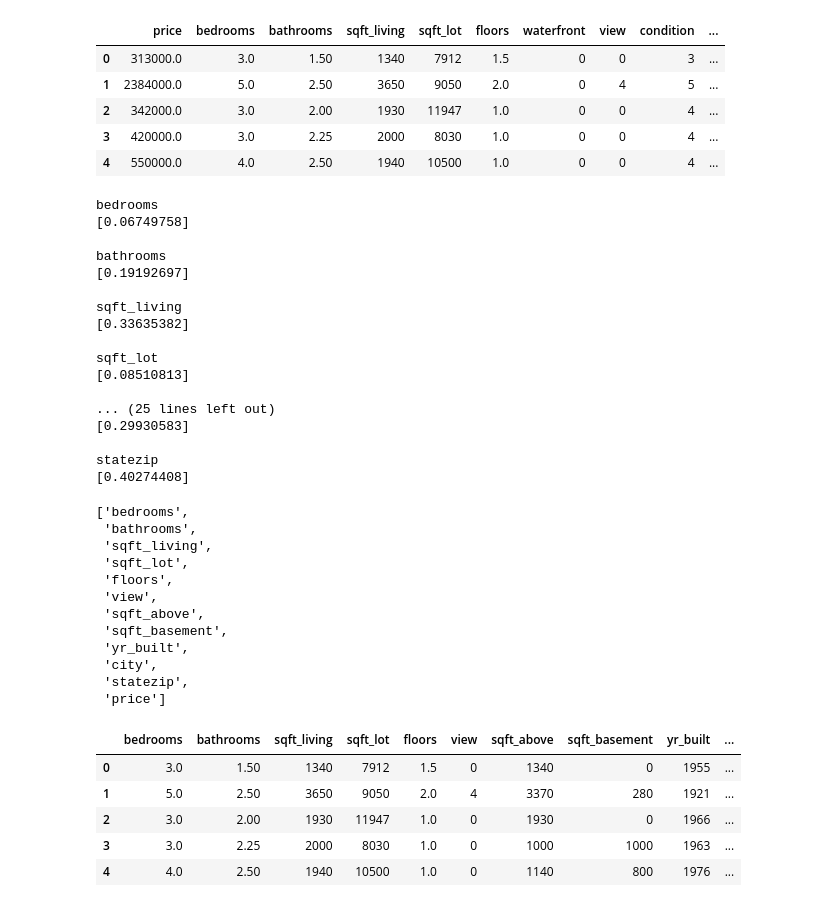
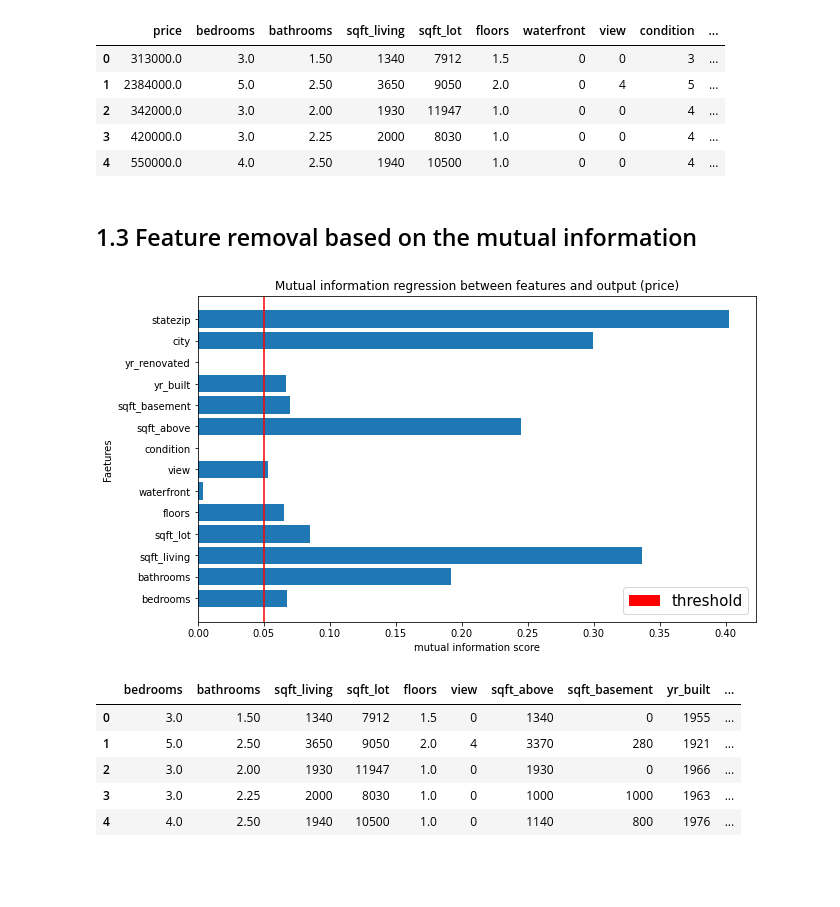
Before and after one commit to Pooya-Oladazimi/kaggle-codes, a Jupyter notebook: house_price_prediction/house_price_prediction.ipynb, the cells around one changed output. Cells and saved outputs as stored; diff of their text form; code cells hidden in the pictures; blank space fills up the shorter version.

```diff
--- a/house_price_prediction/house_price_prediction.ipynb
+++ b/house_price_prediction/house_price_prediction.ipynb
@@ -40,61 +42,43 @@ data.head()
 | 2 | 342000.0 | 3.0 | 2.00 | 1930 | 11947 | 1.0 | 0 | 0 | 4 | ... |
 | 3 | 420000.0 | 3.0 | 2.25 | 2000 | 8030 | 1.0 | 0 | 0 | 4 | ... |
 | 4 | 550000.0 | 4.0 | 2.50 | 1940 | 10500 | 1.0 | 0 | 0 | 4 | ... |
+# %% [markdown]
+## 1.3 Feature removal based on the mutual information
 # %%
-from sklearn.feature_selection import mutual_info_regression
-x = list(data.columns[1:])
-y = data['price'].values.reshape(-1, 1)
-result = {}
-for col in x:
+features = list(data.columns[1:])
+output = data['price'].values.reshape(-1, 1)
+mir_result = {}
+for col in features:
     if data[col].dtype != np.float64 and data[col].dtype != np.int64:
-        x_factorized, _ = data[col].factorize()
-        m = mutual_info_regression(y, x_factorized , random_state=0)
+        feature_factorized, _ = data[col].factorize()
+        m = mutual_info_regression(output, feature_factorized, random_state=0)
     else:
-        m = mutual_info_regression(y, data[col], random_state=0)
-    result[col] = m
-    print(col)
-    print(m)
-    print()
+        m = mutual_info_regression(output, data[col], random_state=0)
+    mir_result[col] = m
-# %% [output]
-bedrooms
-[0.06749758]
-
-bathrooms
-[0.19192697]
-
-sqft_living
-[0.33635382]
-
-sqft_lot
-[0.08510813]
-
-... (25 lines left out)
-[0.29930583]
-
-statezip
-[0.40274408]
+# %%
+x = list(mir_result.keys())
+y = [score[0] for score in list(mir_result.values())]
+plt.figure(figsize=(10,6))
+plt.barh(x, y)
+plt.title("Mutual information regression between features and output (price)")
+plt.xlabel("mutual information score")
+plt.ylabel("Faetures")
+red_patch= ptch.Patch(color="red", label="threshold")
+plt.legend(handles=[red_patch], loc=4, prop={'size': 15})
+plt.axvline(x=0.05, color="red")
+plt.show()
+# %% [output]
+[figure, added]
 # %%
+# Remove features with threshold 0.05
+
 threshold = 0.05
 new_columns = []
-for col,mir in result.items():
+for col,mir in mir_result.items():
     if mir > threshold:
         new_columns.append(col)
 new_columns.append('price')
 data = data[new_columns]
-new_columns
-# %% [output]
-['bedrooms',
- 'bathrooms',
- 'sqft_living',
- 'sqft_lot',
- 'floors',
- 'view',
- 'sqft_above',
- 'sqft_basement',
- 'yr_built',
- 'city',
- 'statezip',
- 'price']
 # %%
 data.head()
 # %% [output]
```
Also changed, not shown: parts of 10 cells of this notebook.
